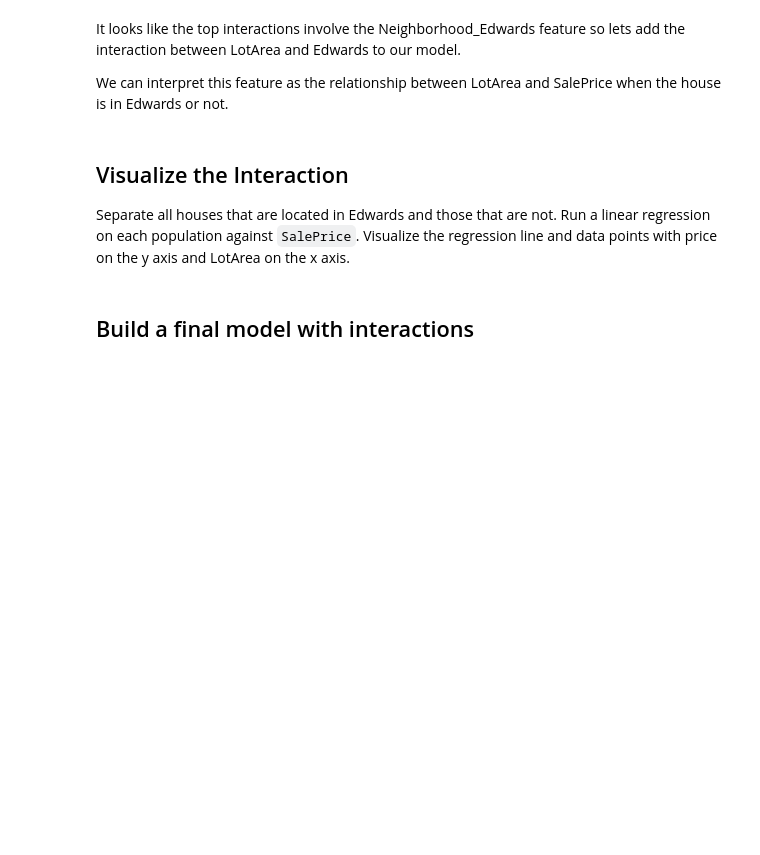
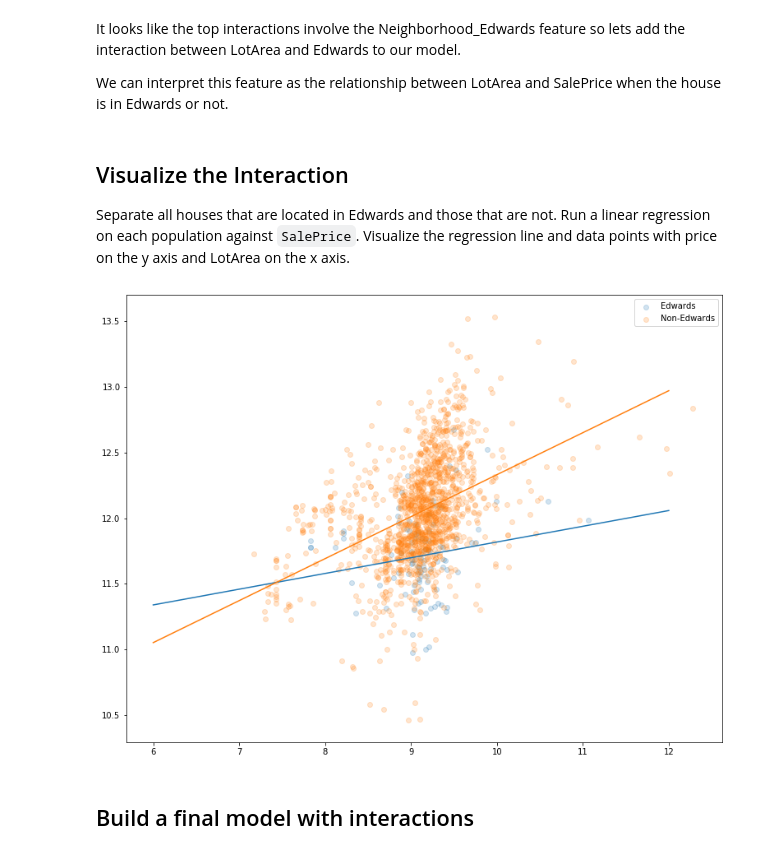
Before and after one commit to akaigraham/dsc-interaction-terms-lab-online-ds-sp-000, a Jupyter notebook: index.ipynb, the cells around one changed output. Cells and saved outputs as stored; diff of their text form; code cells hidden in the pictures; blank space fills up the shorter version.

```diff
--- a/index.ipynb
+++ b/index.ipynb
@@ -170,6 +170,32 @@ We can interpret this feature as the relationship between LotArea and SalePrice
 ## Visualize the Interaction
 
 Separate all houses that are located in Edwards and those that are not. Run a linear regression on each population against `SalePrice`. Visualize the regression line and data points with price on the y axis and LotArea on the x axis.
+# %%
+fig, ax = plt.subplots(figsize=(13, 10))
+col = 'LotArea'
+edwards = preprocessed.loc[preprocessed['Neighborhood_Edwards'] == 1, [col, 'SalePrice']]
+non_edwards = preprocessed.loc[preprocessed['Neighborhood_Edwards'] != 1, [col, 'SalePrice']]
+
+linreg = LinearRegression()
+linreg.fit(np.log(edwards[['LotArea']]), np.log(edwards['SalePrice']))
+y_hat = linreg.predict(np.log(edwards[['LotArea']]))
+ax.scatter(np.log(edwards['LotArea']), np.log(edwards['SalePrice']), alpha=0.2, label='Edwards')
+x = np.linspace(6, 12)
+ax.plot(x, linreg.predict(x.reshape(-1, 1)))
+plt.legend()
+
+linreg = LinearRegression()
+linreg.fit(np.log(non_edwards[['LotArea']]), np.log(non_edwards['SalePrice']))
+y_hat = linreg.predict(np.log(non_edwards[['LotArea']]))
+ax.scatter(np.log(non_edwards[['LotArea']]), np.log(non_edwards['SalePrice']), alpha=0.2, label='Non-Edwards')
+x = np.linspace(6, 12)
+ax.plot(x, linreg.predict(x.reshape(-1, 1)))
+
+plt.legend()
+
+plt.show()
+# %% [output]
+[figure, added]
 # %% [markdown]
 ## Build a final model with interactions
 # %% [markdown]
```
Also changed, not shown: parts of 7 cells of this notebook.
